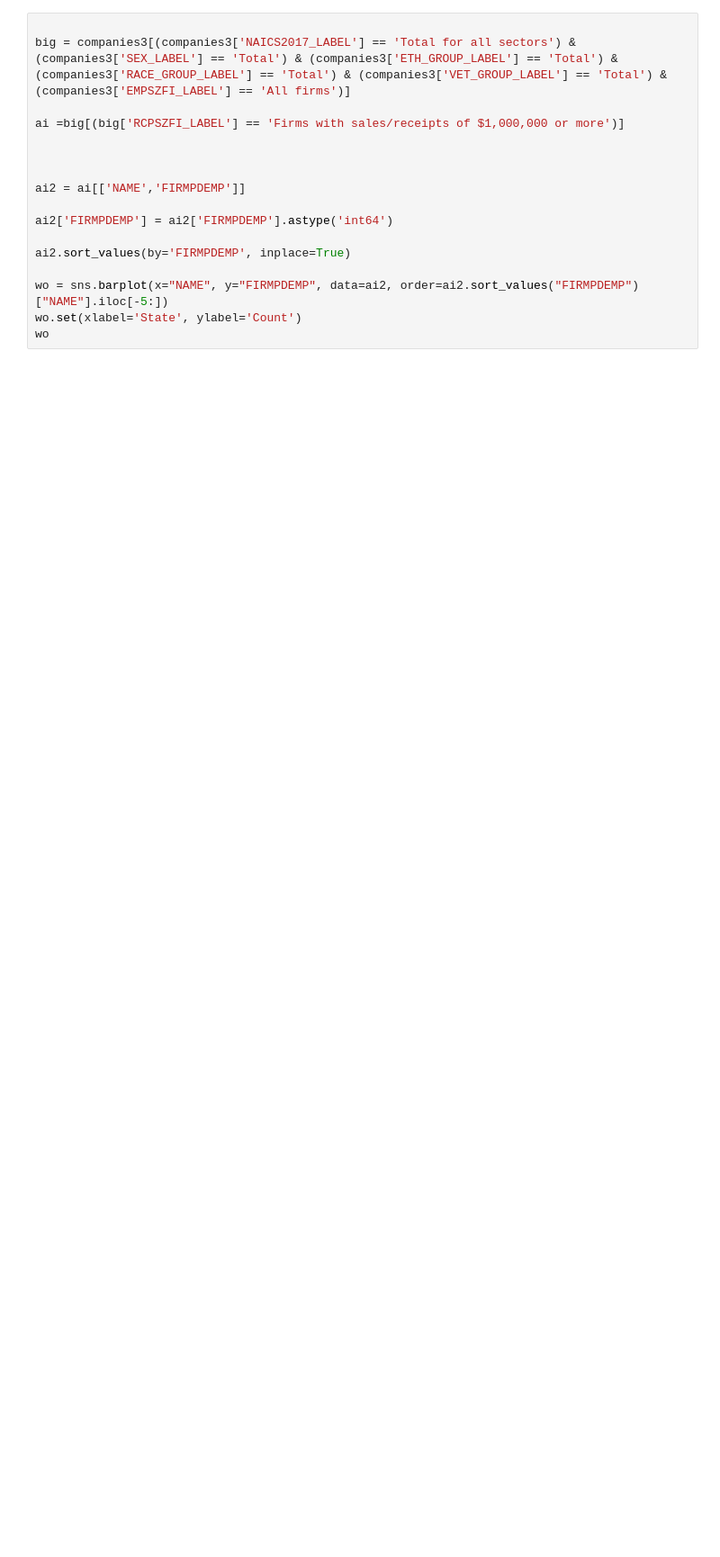
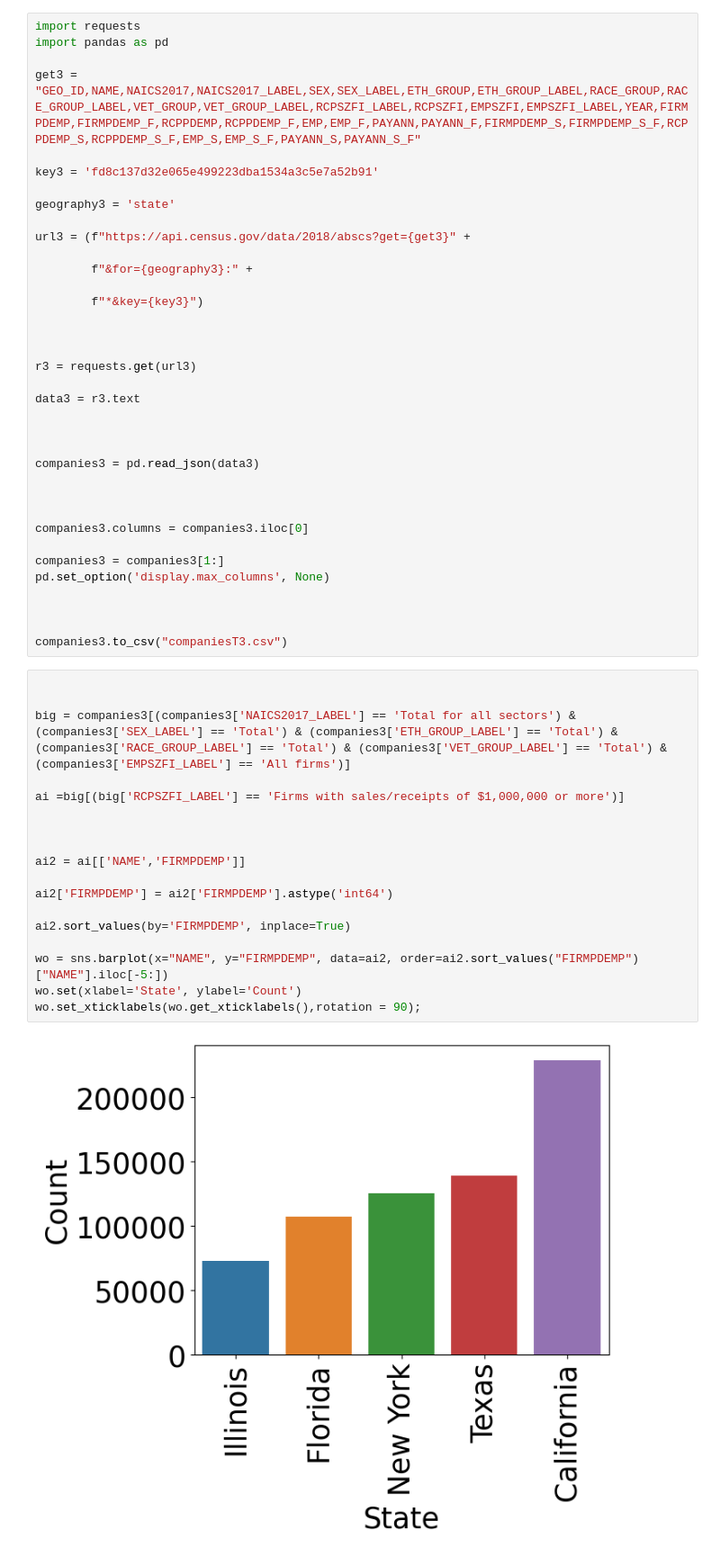
Before and after one commit to FritzIV/census-data-analysis, a Jupyter notebook: race_and_state_visuals.ipynb, the cells around one changed output. Shown: that part at 90% size. Cells and saved outputs as stored; diff of their text form; blank space fills up the shorter version.

```diff
--- a/race_and_state_visuals.ipynb
+++ b/race_and_state_visuals.ipynb
@@ -39,17 +162,56 @@ zi.bar_label(zi.containers[0], label_type='edge')
+# %%
+import requests
+import pandas as pd
+
+get3 = "GEO_ID,NAME,NAICS2017,NAICS2017_LABEL,SEX,SEX_LABEL,ETH_GROUP,ETH_GROUP_LABEL,RACE_GROUP,RACE_GROUP_LABEL,VET_GROUP,VET_GROUP_LABEL,RCPSZFI_LABEL,RCPSZFI,EMPSZFI,EMPSZFI_LABEL,YEAR,FIRMPDEMP,FIRMPDEMP_F,RCPPDEMP,RCPPDEMP_F,EMP,EMP_F,PAYANN,PAYANN_F,FIRMPDEMP_S,FIRMPDEMP_S_F,RCPPDEMP_S,RCPPDEMP_S_F,EMP_S,EMP_S_F,PAYANN_S,PAYANN_S_F"
+
+key3 = 'fd8c137d32e065e499223dba1534a3c5e7a52b91'
+
+geography3 = 'state'
+
+url3 = (f"https://api.census.gov/data/2018/abscs?get={get3}" +
+
+        f"&for={geography3}:" +
+
+        f"*&key={key3}")
+
+
+
+r3 = requests.get(url3)
+
+data3 = r3.text
+
+
+
+companies3 = pd.read_json(data3)
+
+
+
+companies3.columns = companies3.iloc[0]
+
+companies3 = companies3[1:]
+pd.set_option('display.max_columns', None)
+
+
+
+companies3.to_csv("companiesT3.csv")
 # %%
+
 
 big = companies3[(companies3['NAICS2017_LABEL'] == 'Total for all sectors') & (companies3['SEX_LABEL'] == 'Total') & (companies3['ETH_GROUP_LABEL'] == 'Total') & (companies3['RACE_GROUP_LABEL'] == 'Total') & (companies3['VET_GROUP_LABEL'] == 'Total') & (companies3['EMPSZFI_LABEL'] == 'All firms')]
 
 ai =big[(big['RCPSZFI_LABEL'] == 'Firms with sales/receipts of $1,000,000 or more')]
 
 
 
 ai2 = ai[['NAME','FIRMPDEMP']]
 
 ai2['FIRMPDEMP'] = ai2['FIRMPDEMP'].astype('int64')
 
 ai2.sort_values(by='FIRMPDEMP', inplace=True)
 
 wo = sns.barplot(x="NAME", y="FIRMPDEMP", data=ai2, order=ai2.sort_values("FIRMPDEMP")["NAME"].iloc[-5:])
 wo.set(xlabel='State', ylabel='Count')
-wo
+wo.set_xticklabels(wo.get_xticklabels(),rotation = 90);
+# %% [output]
+[figure, added]
```
Also changed, not shown: parts of 13 cells of this notebook.
